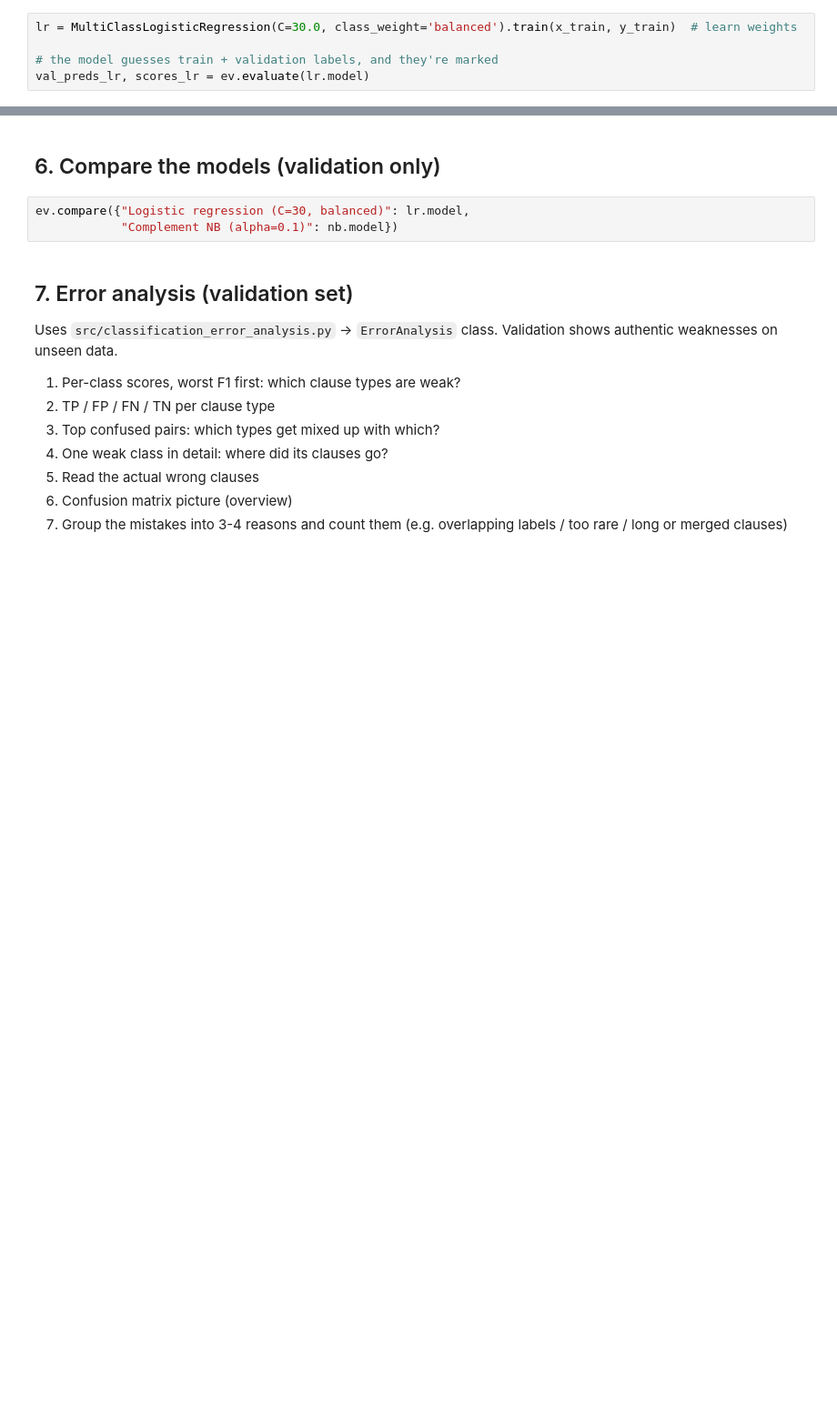
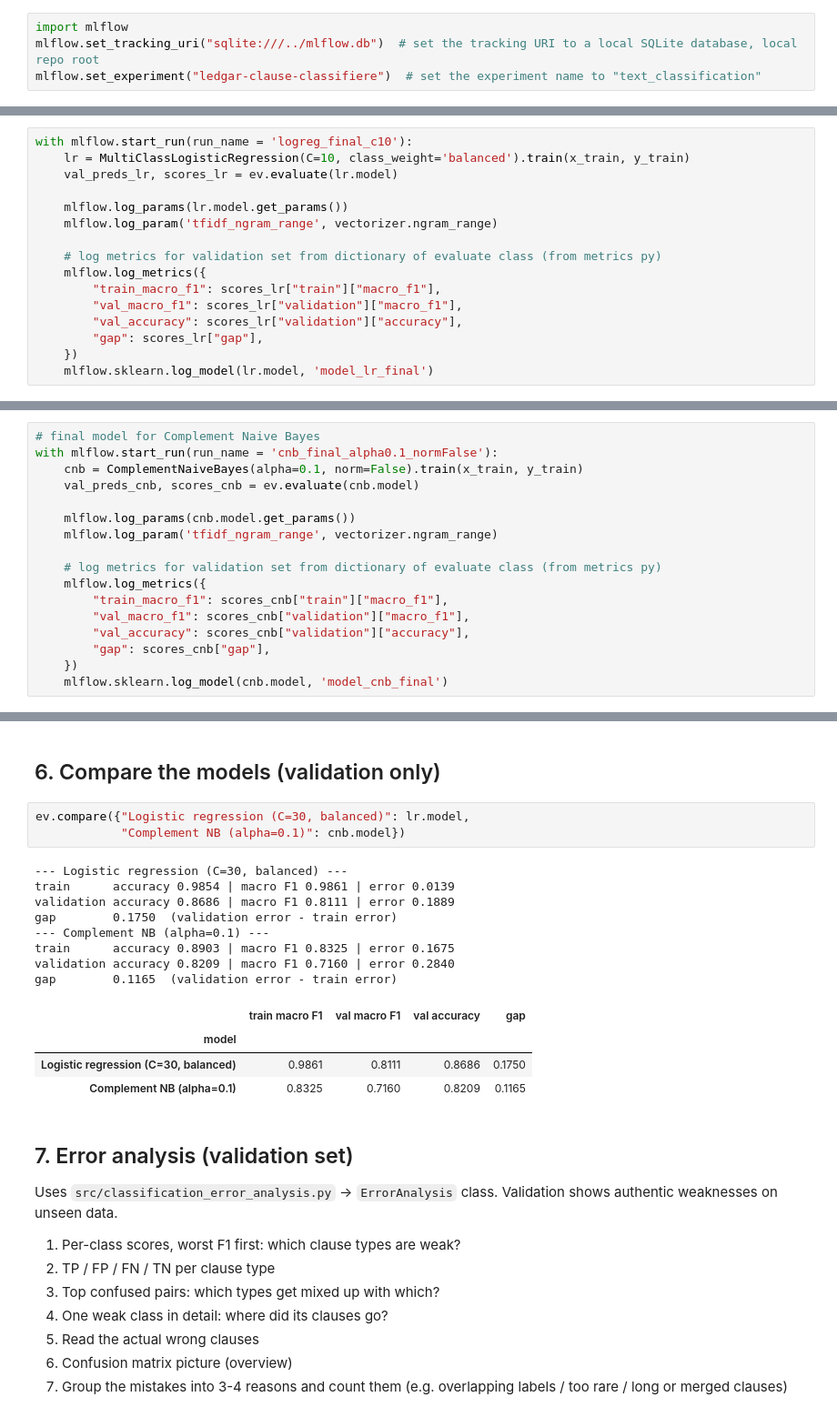
Before and after one commit to jag5m33/py_legal_data, a Jupyter notebook: notebooks/models.ipynb, the cells around one changed output, grey strips where cells are left out. Shown at 91% size. Saved outputs shown, nothing was run; the diff lists cells and outputs as text; blank space fills up the shorter version.

```diff
--- a/notebooks/models.ipynb
+++ b/notebooks/models.ipynb
@@ -89,5 +94,4 @@ ev = SupervisedEvaluator(x_train, y_train, x_val, y_val, x_test, y_test)   # x a
-# %%
-lr = MultiClassLogisticRegression(C=30.0, class_weight='balanced').train(x_train, y_train)  # learn weights
-
-# the model guesses train + validation labels, and they're marked
-val_preds_lr, scores_lr = ev.evaluate(lr.model)
+# %%
+import mlflow
+mlflow.set_tracking_uri("sqlite:///../mlflow.db")  # set the tracking URI to a local SQLite database, local repo root
+mlflow.set_experiment("ledgar-clause-classifiere")  # set the experiment name to "text_classification"
@@ -121,0 +199,16 @@ val_preds_nb, scores_nb = ev.evaluate(nb.model)
+# %%
+with mlflow.start_run(run_name = 'logreg_final_c10'):
+    lr = MultiClassLogisticRegression(C=10, class_weight='balanced').train(x_train, y_train)
+    val_preds_lr, scores_lr = ev.evaluate(lr.model)
+
+    mlflow.log_params(lr.model.get_params())
+    mlflow.log_param('tfidf_ngram_range', vectorizer.ngram_range)
+
+    # log metrics for validation set from dictionary of evaluate class (from metrics py)
+    mlflow.log_metrics({
+        "train_macro_f1": scores_lr["train"]["macro_f1"],
+        "val_macro_f1": scores_lr["validation"]["macro_f1"],
+        "val_accuracy": scores_lr["validation"]["accuracy"],
+        "gap": scores_lr["gap"],
+    })
+    mlflow.sklearn.log_model(lr.model, 'model_lr_final')
@@ -121,0 +223,17 @@ val_preds_nb, scores_nb = ev.evaluate(nb.model)
+# %%
+# final model for Complement Naive Bayes
+with mlflow.start_run(run_name = 'cnb_final_alpha0.1_normFalse'):
+    cnb = ComplementNaiveBayes(alpha=0.1, norm=False).train(x_train, y_train)
+    val_preds_cnb, scores_cnb = ev.evaluate(cnb.model)
+
+    mlflow.log_params(cnb.model.get_params())
+    mlflow.log_param('tfidf_ngram_range', vectorizer.ngram_range)
+
+    # log metrics for validation set from dictionary of evaluate class (from metrics py)
+    mlflow.log_metrics({
+        "train_macro_f1": scores_cnb["train"]["macro_f1"],
+        "val_macro_f1": scores_cnb["validation"]["macro_f1"],
+        "val_accuracy": scores_cnb["validation"]["accuracy"],
+        "gap": scores_cnb["gap"],
+    })
+    mlflow.sklearn.log_model(cnb.model, 'model_cnb_final')
@@ -123,7 +249,20 @@ val_preds_nb, scores_nb = ev.evaluate(nb.model)
 ## 6. Compare the models (validation only)
 # %%
 ev.compare({"Logistic regression (C=30, balanced)": lr.model,
-            "Complement NB (alpha=0.1)": nb.model})
+            "Complement NB (alpha=0.1)": cnb.model})
+# %% [output]
+--- Logistic regression (C=30, balanced) ---
+train      accuracy 0.9854 | macro F1 0.9861 | error 0.0139
+validation accuracy 0.8686 | macro F1 0.8111 | error 0.1889
+gap        0.1750  (validation error - train error)
+--- Complement NB (alpha=0.1) ---
+train      accuracy 0.8903 | macro F1 0.8325 | error 0.1675
+validation accuracy 0.8209 | macro F1 0.7160 | error 0.2840
+gap        0.1165  (validation error - train error)
+|  | train macro F1 | val macro F1 | val accuracy | gap |
+| model |  |  |  |  |
+| Logistic regression (C=30, balanced) | 0.9861 | 0.8111 | 0.8686 | 0.1750 |
+| Complement NB (alpha=0.1) | 0.8325 | 0.7160 | 0.8209 | 0.1165 |
 # %% [markdown]
 ## 7. Error analysis (validation set)
 Uses `src/classification_error_analysis.py` → `ErrorAnalysis` class. Validation shows authentic weaknesses on unseen data.
```
Also changed, not shown: parts of 31 cells of this notebook, 3 other files.
